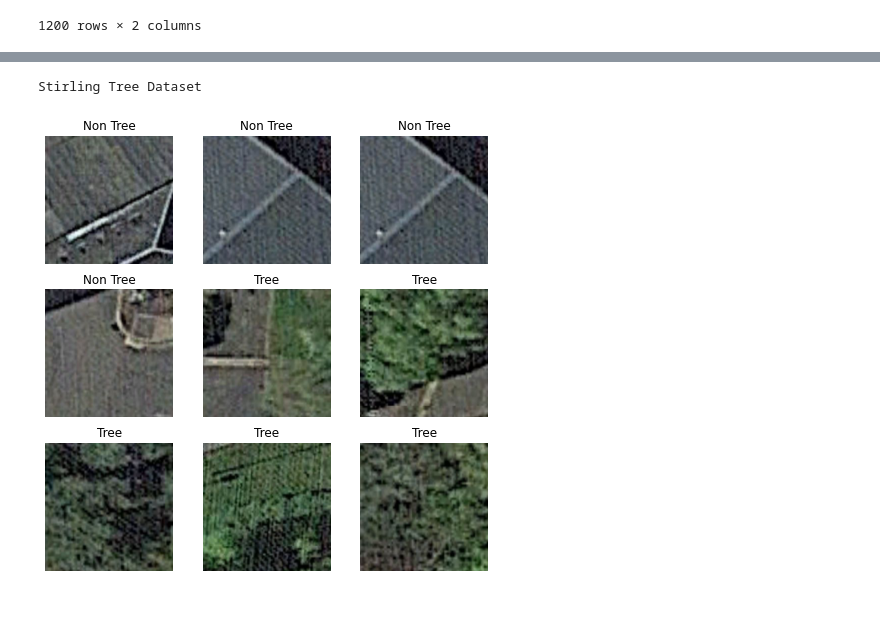
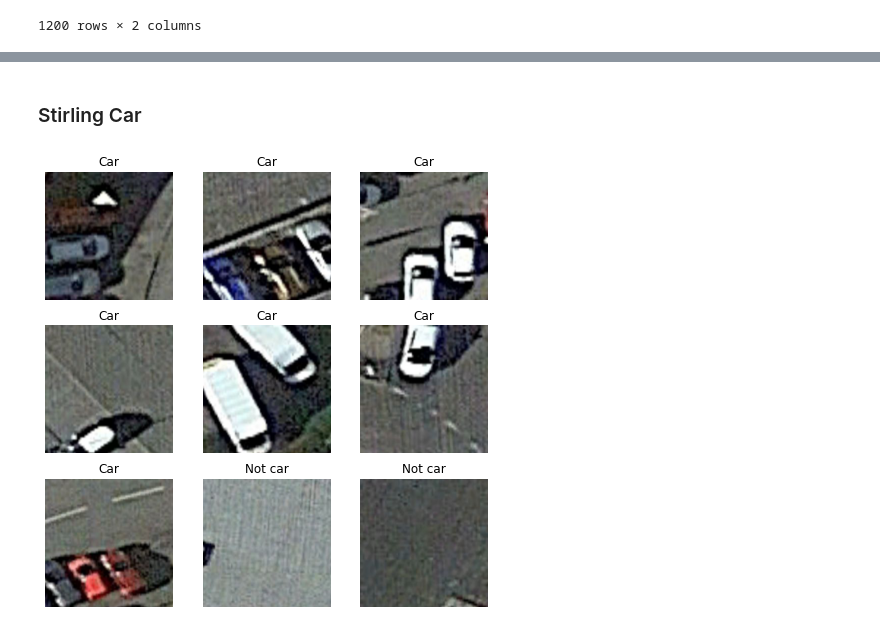
Before and after one commit to workingbetter/deep-learning-Image-classification-by-Michael-Bogale, a Jupyter notebook: ITNPAI1_3071806.ipynb, the cells around one changed output, grey strips where cells are left out. Saved outputs shown, nothing was run; the diff lists cells and outputs as text; code cells hidden in the pictures.

```diff
--- a/ITNPAI1_3071806.ipynb
+++ b/ITNPAI1_3071806.ipynb
@@ -167,5 +174,12 @@ dataloader = DataLoader(dataset, batch_size=64, shuffle=True)
-# %%
-plot_dataset("Tree", "Non Tree")
-# %% [output]
-Stirling Tree Dataset
-[figure, removed]
+# %% [markdown]
+### Stirling Car
+# %%
+# Create the dataset and dataloader objects
+dataset_loc = '/content/drive/MyDrive/Deep learning/dataset11/dataset/Stirling_Car'
+
+dataset = CustomDataset(dataset_loc)
+dataloader = DataLoader(dataset, batch_size=64, shuffle=True)
+
+plot_dataset("Car", "Not car")
+# %% [output]
+[figure, added]
```
Also changed, not shown: parts of 3 cells of this notebook.
